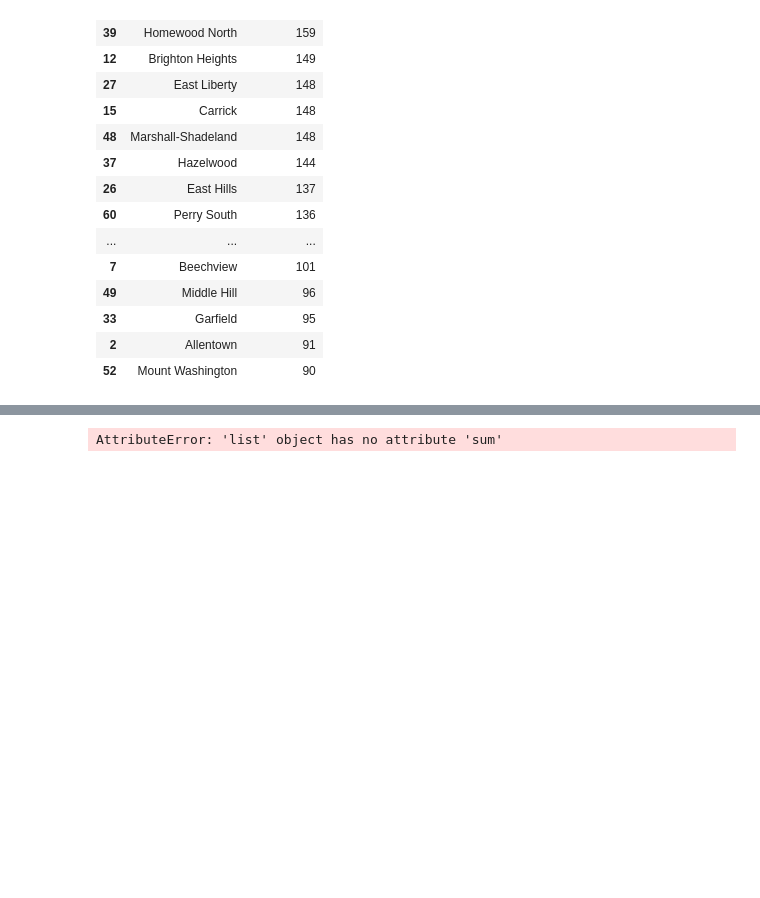
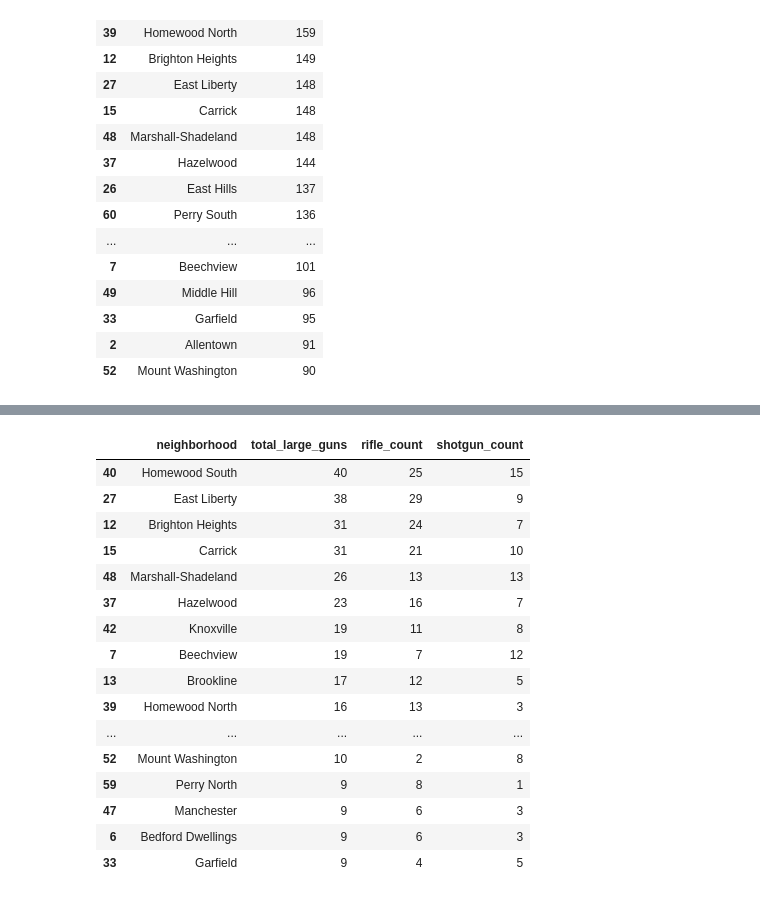
Before and after one commit to Pranav-Shan/CMPINF10_Final_Project, a Jupyter notebook: Spencer Miller/Gun_Ownership.ipynb, the cells around one changed output, grey strips where cells are left out. Drawn from its saved outputs; the diff is of its cells as text; code cells hidden in the pictures; blank space fills up the shorter version.

```diff
--- a/Spencer Miller/Gun_Ownership.ipynb
+++ b/Spencer Miller/Gun_Ownership.ipynb
@@ -45,12 +62,34 @@ Tot_Guns.head(20)
 # %%
-# Neigborhoods by Rifle seizures
+# Neigborhoods by Rifle/ shotgun seizures
 
-Tot_Guns = Guns.groupby("neighborhood", as_index=False)["rifle_count"],["shotgun_count"].sum()
-Tot_Guns = Tot_Guns.sort_values(by="rifle_count", ascending=False)
+Rifles = Guns.groupby("neighborhood")["rifle_count"].sum()
+Shotguns = Guns.groupby("neighborhood")["shotgun_count"].sum()
+Total = pd.DataFrame({"neighborhood": Guns["neighborhood"], "total_large_guns": Guns["rifle_count"] + Guns["shotgun_count"]}).groupby("neighborhood").sum()
 
-Tot_Guns.head(20)
+Large_Arms = pd.merge(Total, Rifles, how = 'outer', on = "neighborhood")
+Large_Arms = pd.merge(Large_Arms, Shotguns, how = 'outer', on = "neighborhood")
+
+Large_Arms_Sorted = Large_Arms.reset_index().sort_values("total_large_guns", ascending=False)
+
+Large_Arms_Sorted.head(20)
 # %% [output]
-AttributeError: 'list' object has no attribute 'sum'
+|  | neighborhood | total_large_guns | rifle_count | shotgun_count |
+| 40 | Homewood South | 40 | 25 | 15 |
+| 27 | East Liberty | 38 | 29 | 9 |
+| 12 | Brighton Heights | 31 | 24 | 7 |
+| 15 | Carrick | 31 | 21 | 10 |
+| 48 | Marshall-Shadeland | 26 | 13 | 13 |
+| 37 | Hazelwood | 23 | 16 | 7 |
+| 42 | Knoxville | 19 | 11 | 8 |
+| 7 | Beechview | 19 | 7 | 12 |
+| 13 | Brookline | 17 | 12 | 5 |
+| 39 | Homewood North | 16 | 13 | 3 |
+| ... | ... | ... | ... | ... |
+| 52 | Mount Washington | 10 | 2 | 8 |
+| 59 | Perry North | 9 | 8 | 1 |
+| 47 | Manchester | 9 | 6 | 3 |
+| 6 | Bedford Dwellings | 9 | 6 | 3 |
+| 33 | Garfield | 9 | 4 | 5 |
 # %%
 # Neigborhoods by revolver seizures
 
```
Also changed, not shown: parts of 4 cells of this notebook.
